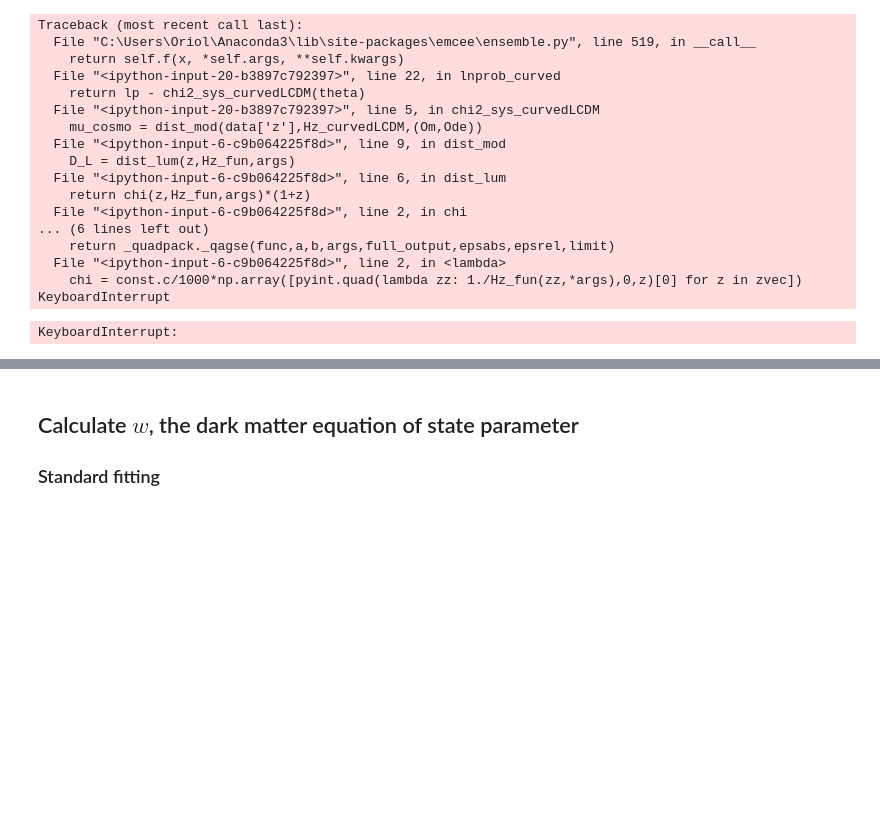
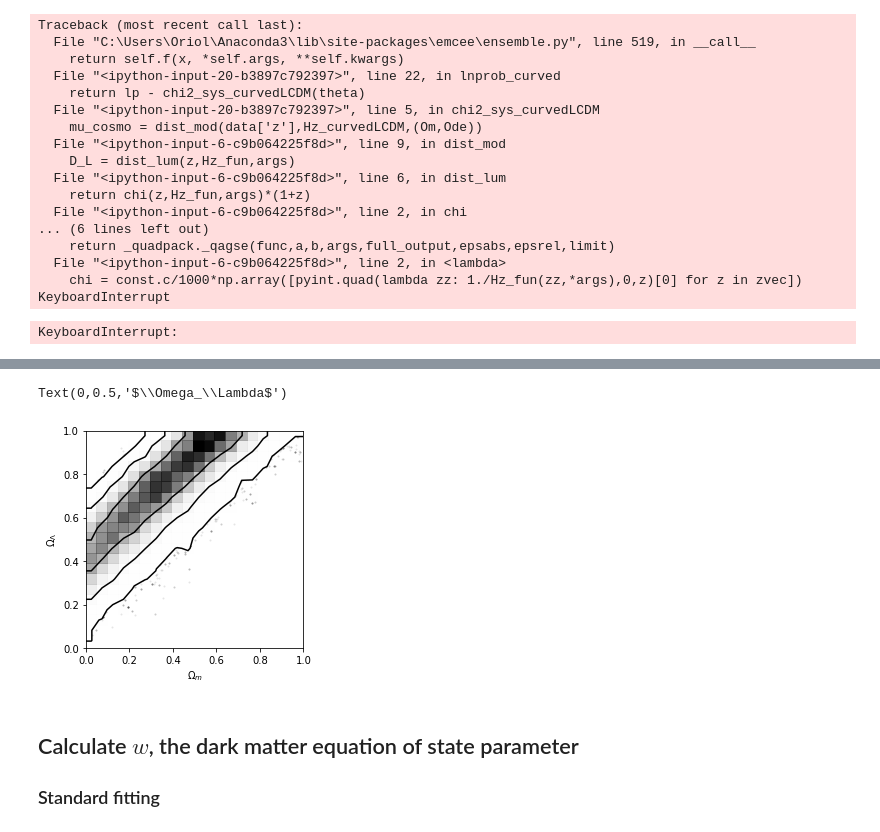
Before and after one commit to OriolAbril/cosmology, a Jupyter notebook: project.ipynb, the cells around one changed output, grey strips where cells are left out. Drawn from its saved outputs; the diff is of its cells as text; code cells hidden in the pictures; blank space fills up the shorter version.

```diff
--- a/project.ipynb
+++ b/project.ipynb
@@ -462,3 +468,12 @@ fig = corner.corner(samples_curved, labels=[r"$\alpha$", r"$\beta$", r"$M_b$", r
+# %%
+plt.figure()
+ax = plt.gca()
+corner.hist2d(samples_curved[:,3],samples_curved[:,4],levels=[.68,.95,.997])
+ax.set_xlim([0,1]); ax.set_ylim([0,1]); ax.set_aspect('equal')
+ax.set_xlabel(r"$\Omega_m$"); ax.set_ylabel(r"$\Omega_\Lambda$")
+# %% [output]
+Text(0,0.5,'$\\Omega_\\Lambda$')
+[figure, added]
 # %%
 #np.savetxt('samples/samples_curved.dat',samples_curved)
 # %% [markdown]
```
Also changed, not shown: parts of 2 cells of this notebook.
